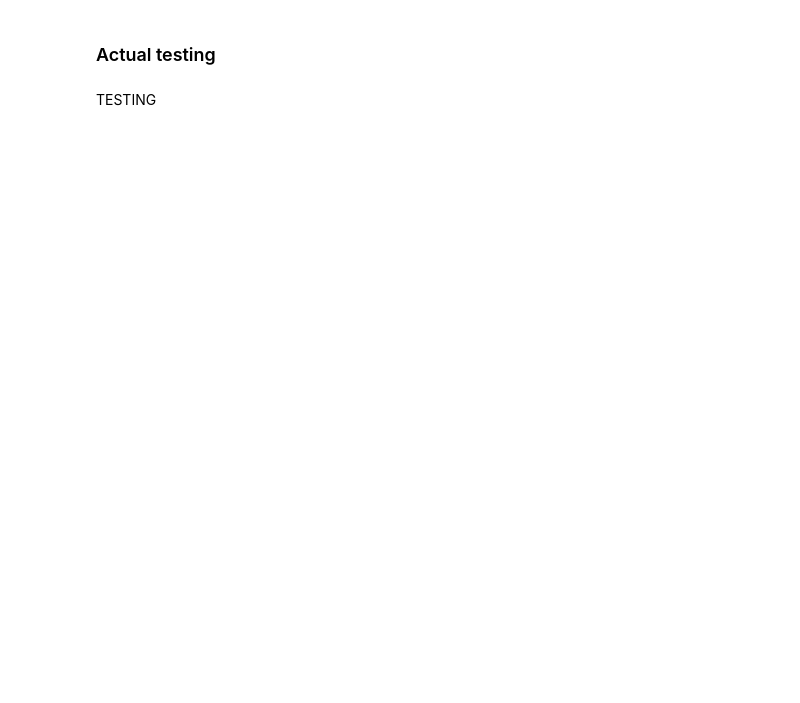
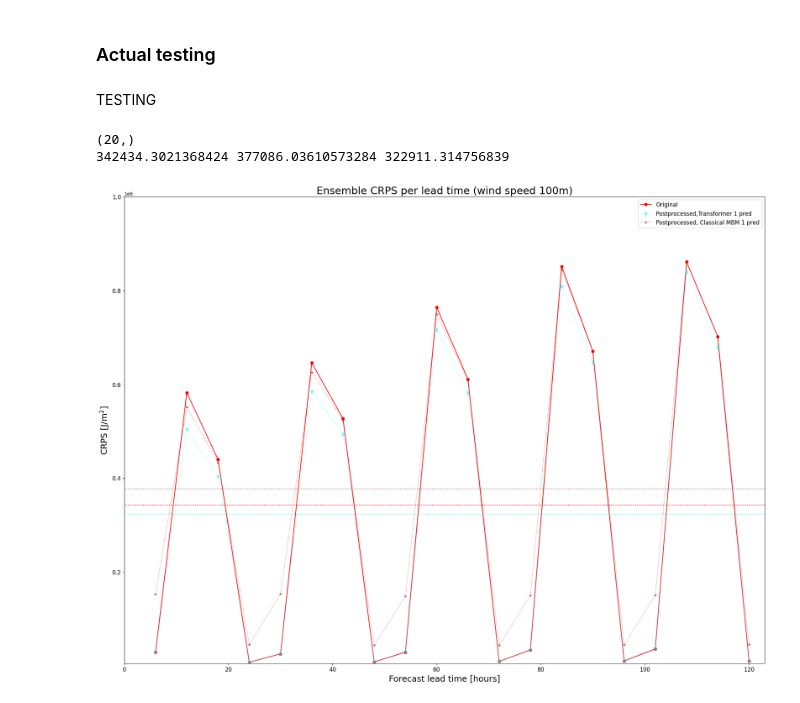
Before and after one commit to Ayoub-cmd707/Weather_forcasting, a Jupyter notebook: Testing_ssrd6_18var.ipynb, the cells around one changed output. Cells and saved outputs as stored; diff of their text form; code cells hidden in the pictures; blank space fills up the shorter version.

```diff
--- a/Testing_ssrd6_18var.ipynb
+++ b/Testing_ssrd6_18var.ipynb
@@ -318,7 +321,8 @@ CRPS_MBM_1 = np.load("/home/jupyter-ayoub/results/CRPS/ssrd6_18/leads/MBM_one_fa
 #CRPS_MBM_1_G = np.load("/home/jupyter-ayoub/results/CRPS/MBM_one_gaussian_crps.npy")
 CRPS_OG=np.load("/home/jupyter-ayoub/results/CRPS/ssrd6_18/leads/Raw_fair_crps.npy")
 #CRPS_OG_G=np.load("/home/jupyter-ayoub/results/CRPS/Raw_gaussian_crps.npy")
-print(CRPS_OG,CRPS_MBM_1,CRPS_TF_1,)
+#print(CRPS_OG,CRPS_MBM_1,CRPS_TF_1,)
+print(CRPS_OG.shape)
 meanOG=np.mean(CRPS_OG)
 #meanOG_g=np.mean(CRPS_OG_G)
 meanmbm_1=np.mean(CRPS_MBM_1)
@@ -327,38 +331,40 @@ meantf_1=np.mean(CRPS_TF_1)
 #meantf_1_g=np.mean(CRPS_TF_1_G)
 #print(meanOG,meanOG_g,meanmbm_1,meanmbm_1_g,meantf_1,meantf_1_g)
 print(meanOG,meanmbm_1,meantf_1,)
+# %% [output]
+(20,)
+342434.3021368424 377086.03610573284 322911.314756839
 # %%
 Leadtimes=obs.step.values
 matplotlib.rcParams['text.usetex'] = False
 plt.figure(figsize=(20, 15))
 plt.plot(Leadtimes, CRPS_OG, color='red', marker='o', label='Original')
 plt.plot(Leadtimes, CRPS_TF_1, color='cyan',linestyle=':', marker='d' ,alpha=0.5,label='Postprocessed,Transformer 1 pred')
 plt.plot(Leadtimes, CRPS_MBM_1, color='brown',linestyle=':', marker='*',alpha=0.5, label='Postprocessed, Classical MBM 1 pred')
 
-print(meanOG)
-print(meantf_1)
-print(meanmbm_1)
 plt.axhline(y=meanOG, color='red',linestyle=':')
 plt.axhline(y=meantf_1, color='cyan',linestyle=':')
 plt.axhline(y=meanmbm_1, color='brown',linestyle=':')
 
 # Set title and labels
 plt.title('Ensemble CRPS per lead time (wind speed 100m)', fontsize=22)
 plt.xlabel('Forecast lead time [hours]', fontsize=18)
-plt.ylabel('CRPS [metres per second.]', fontsize=18)
+plt.ylabel('CRPS [J/m$^2$]', fontsize=18)
 
 # Set y-axis limits and x-axis ticks
 plt.xlim(0,123)
 plt.ylim(5000,1000000)
 
 # Set tick label size and show legend
 plt.tick_params(axis='both', labelsize=12)
 plt.legend(fontsize=12)
 
 # Adjust layout and show the plot
 plt.tight_layout()
 #plt.savefig("CRPS_leadtime_all.png")
 plt.show()
+# %% [output]
+[figure, added]
 # %%
 print(CRPS_TF_1.shape)
 # %%
```
Also changed, not shown: parts of 11 cells of this notebook, 11 other files.
